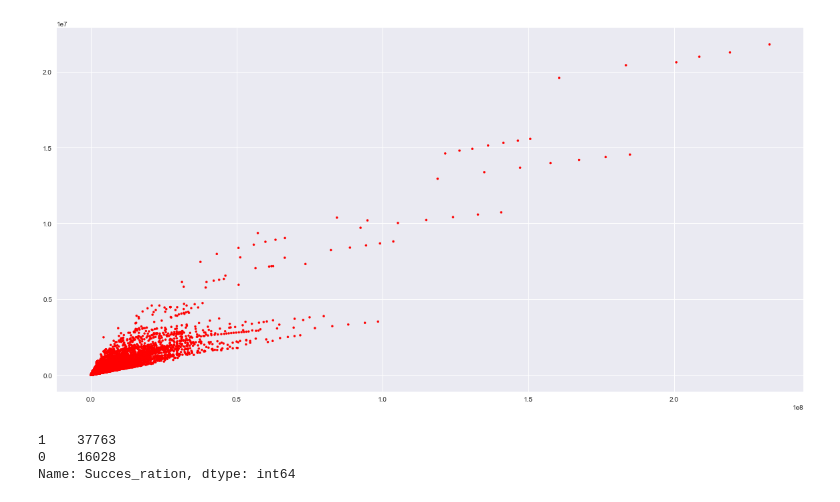
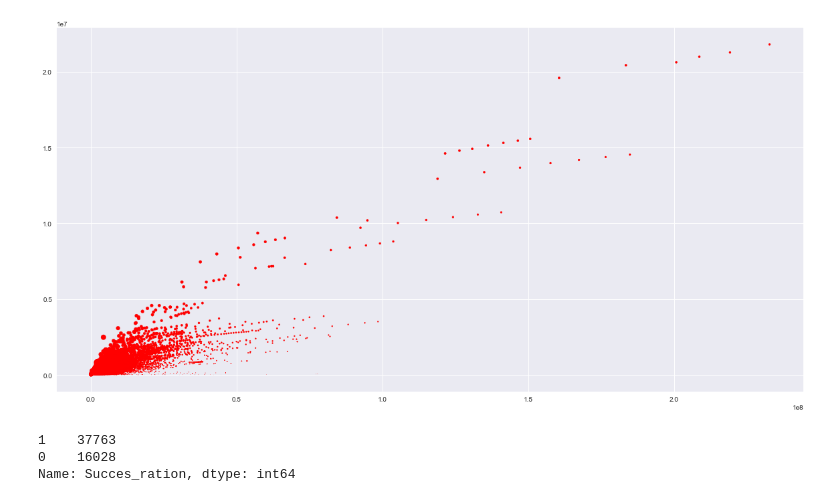
Before and after one commit to ravi4713/YouTube-Video-Succes, a Jupyter notebook: SuccesRate.ipynb, the cells around one changed output. Drawn from its saved outputs; the diff is of its cells as text; code cells hidden in the pictures.

```diff
--- a/SuccesRate.ipynb
+++ b/SuccesRate.ipynb
@@ -453,10 +34,10 @@ plt.show()
 # %%
 plt.style.use('seaborn')
 plt.figure(figsize=(20, 10))
-plt.scatter(data['view_count'], data['likes']+data['comment_count'], s=data['Succes_ration']*10, c='r')
+plt.scatter(data['view_count'], data['likes']+data['comment_count'], s=data['Succes_ration']*100, c='r')
 plt.show()
 # %% [output]
-[figure, old version]
+[figure, new version]
 # %%
 def succes_r(col):
     if col>=0.035:
```
Also changed, not shown: parts of 54 cells of this notebook, 3 other files.
